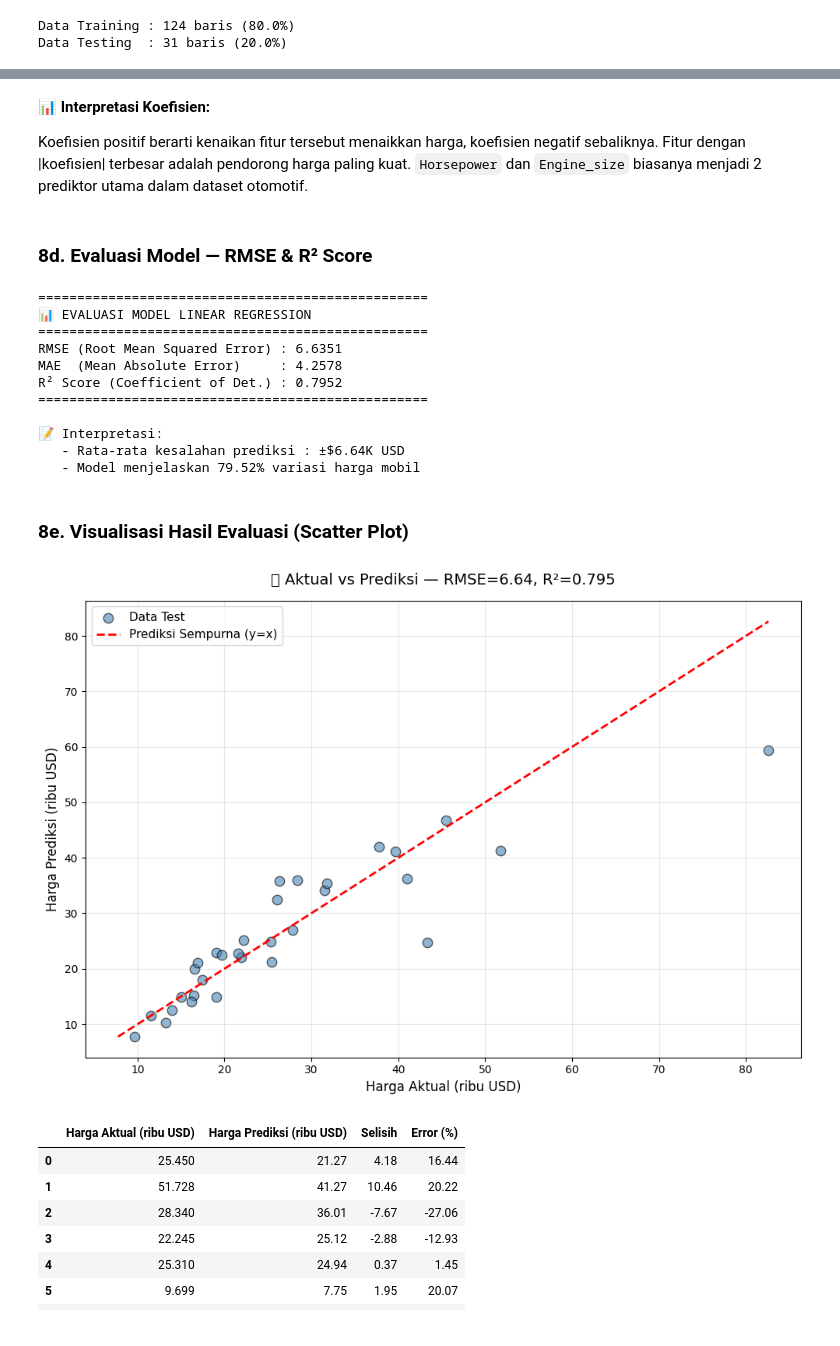
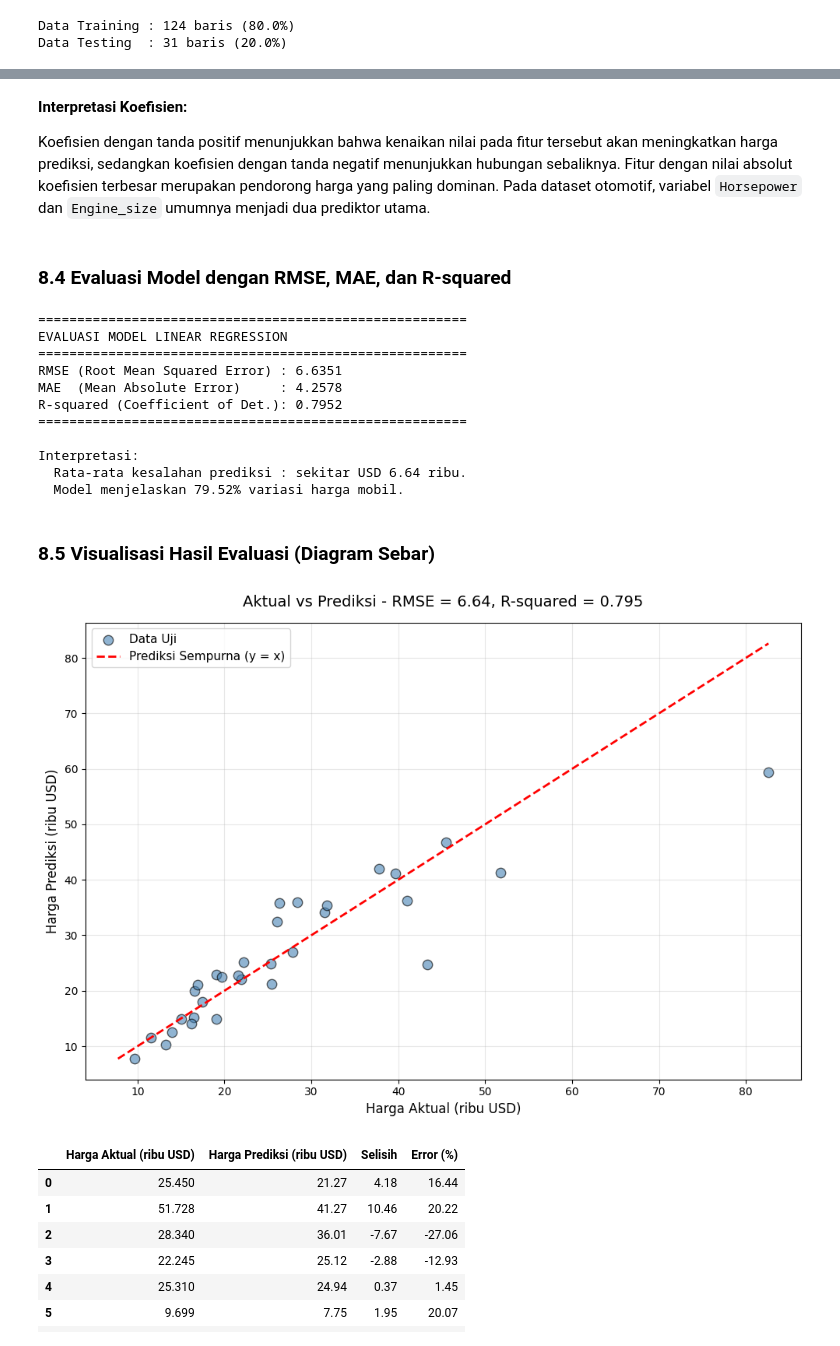
Before and after one commit to padiil/uas-sains-data-car-price, a Jupyter notebook: Final_Project_Sains_Data_Fadhil_237006082.ipynb, the cells around one changed output, grey strips where cells are left out. Saved outputs shown, nothing was run; the diff lists cells and outputs as text; code cells hidden in the pictures.

```diff
--- a/Final_Project_Sains_Data_Fadhil_237006082.ipynb
+++ b/Final_Project_Sains_Data_Fadhil_237006082.ipynb
@@ -540,64 +536,64 @@ koef_df
 | 9 | Fuel_efficiency | 0.180546 |
 | 0 | Manufacturer | 0.069419 |
 # %% [markdown]
-**📊 Interpretasi Koefisien:**
+**Interpretasi Koefisien:**
 
-Koefisien positif berarti kenaikan fitur tersebut menaikkan harga, koefisien negatif sebaliknya. Fitur dengan |koefisien| terbesar adalah pendorong harga paling kuat. `Horsepower` dan `Engine_size` biasanya menjadi 2 prediktor utama dalam dataset otomotif.
+Koefisien dengan tanda positif menunjukkan bahwa kenaikan nilai pada fitur tersebut akan meningkatkan harga prediksi, sedangkan koefisien dengan tanda negatif menunjukkan hubungan sebaliknya. Fitur dengan nilai absolut koefisien terbesar merupakan pendorong harga yang paling dominan. Pada dataset otomotif, variabel `Horsepower` dan `Engine_size` umumnya menjadi dua prediktor utama.
 # %% [markdown]
-### 8d. Evaluasi Model — RMSE & R² Score
+### 8.4 Evaluasi Model dengan RMSE, MAE, dan R-squared
 # %%
-# Prediksi pada data testing
+# Prediksi pada data uji
 y_pred = model.predict(X_test)
 
-# Hitung metrik evaluasi
+# Perhitungan metrik evaluasi
 rmse = np.sqrt(mean_squared_error(y_test, y_pred))
 r2 = r2_score(y_test, y_pred)
 mae = mean_absolute_error(y_test, y_pred)
 
-print('=' * 50)
-print('📊 EVALUASI MODEL LINEAR REGRESSION')
-print('=' * 50)
+print('=' * 55)
+print('EVALUASI MODEL LINEAR REGRESSION')
+print('=' * 55)
 print(f'RMSE (Root Mean Squared Error) : {rmse:.4f}')
 print(f'MAE  (Mean Absolute Error)     : {mae:.4f}')
-print(f'R² Score (Coefficient of Det.) : {r2:.4f}')
-print('=' * 50)
+print(f'R-squared (Coefficient of Det.): {r2:.4f}')
+print('=' * 55)
 print()
-print(f'📝 Interpretasi:')
-print(f'   - Rata-rata kesalahan prediksi : ±${rmse:.2f}K USD')
-print(f'   - Model menjelaskan {r2*100:.2f}% variasi harga mobil')
+print('Interpretasi:')
+print(f'  Rata-rata kesalahan prediksi : sekitar USD {rmse:.2f} ribu.')
+print(f'  Model menjelaskan {r2*100:.2f}% variasi harga mobil.')
 # %% [output]
-==================================================
-📊 EVALUASI MODEL LINEAR REGRESSION
-==================================================
+=======================================================
+EVALUASI MODEL LINEAR REGRESSION
+=======================================================
 RMSE (Root Mean Squared Error) : 6.6351
 MAE  (Mean Absolute Error)     : 4.2578
-R² Score (Coefficient of Det.) : 0.7952
-==================================================
+R-squared (Coefficient of Det.): 0.7952
+=======================================================
 
-📝 Interpretasi:
-   - Rata-rata kesalahan prediksi : ±$6.64K USD
-   - Model menjelaskan 79.52% variasi harga mobil
+Interpretasi:
+  Rata-rata kesalahan prediksi : sekitar USD 6.64 ribu.
+  Model menjelaskan 79.52% variasi harga mobil.
 # %% [markdown]
-### 8e. Visualisasi Hasil Evaluasi (Scatter Plot)
+### 8.5 Visualisasi Hasil Evaluasi (Diagram Sebar)
 # %%
-# Scatter Plot: nilai aktual vs prediksi
+# Diagram sebar nilai aktual terhadap nilai prediksi
 plt.figure(figsize=(10, 7))
-plt.scatter(y_test, y_pred, alpha=0.6, edgecolors='black', s=80, color='steelblue', label='Data Test')
+plt.scatter(y_test, y_pred, alpha=0.6, edgecolors='black', s=80, color='steelblue', label='Data Uji')
 
-# Garis diagonal (prediksi sempurna)
+# Garis diagonal sebagai acuan prediksi sempurna
 min_val = min(y_test.min(), y_pred.min())
 max_val = max(y_test.max(), y_pred.max())
-plt.plot([min_val, max_val], [min_val, max_val], 'r--', linewidth=2, label='Prediksi Sempurna (y=x)')
+plt.plot([min_val, max_val], [min_val, max_val], 'r--', linewidth=2, label='Prediksi Sempurna (y = x)')
 
 plt.xlabel('Harga Aktual (ribu USD)', fontsize=12)
 plt.ylabel('Harga Prediksi (ribu USD)', fontsize=12)
-plt.title(f'📊 Aktual vs Prediksi — RMSE={rmse:.2f}, R²={r2:.3f}', fontsize=14, pad=15)
+plt.title(f'Aktual vs Prediksi - RMSE = {rmse:.2f}, R-squared = {r2:.3f}', fontsize=14, pad=15)
 plt.legend(fontsize=11)
 plt.grid(True, alpha=0.3)
 plt.tight_layout()
 plt.show()
 # %% [output]
-[figure, old version]
+[figure, new version]
 # %%
 # Tabel detail hasil prediksi (10 sampel pertama dari test set)
 hasil = pd.DataFrame({
```
Also changed, not shown: parts of 41 cells of this notebook.
